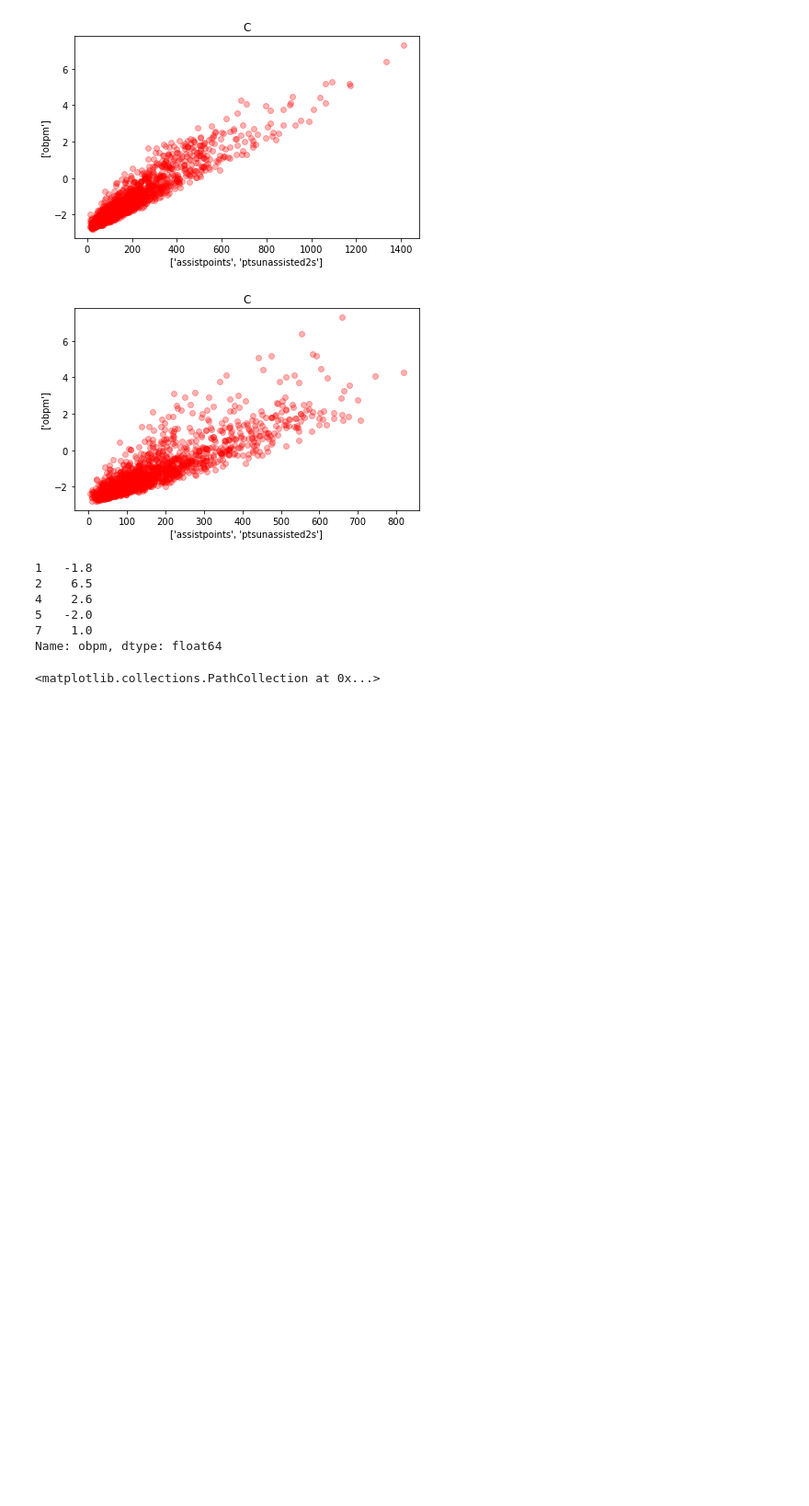
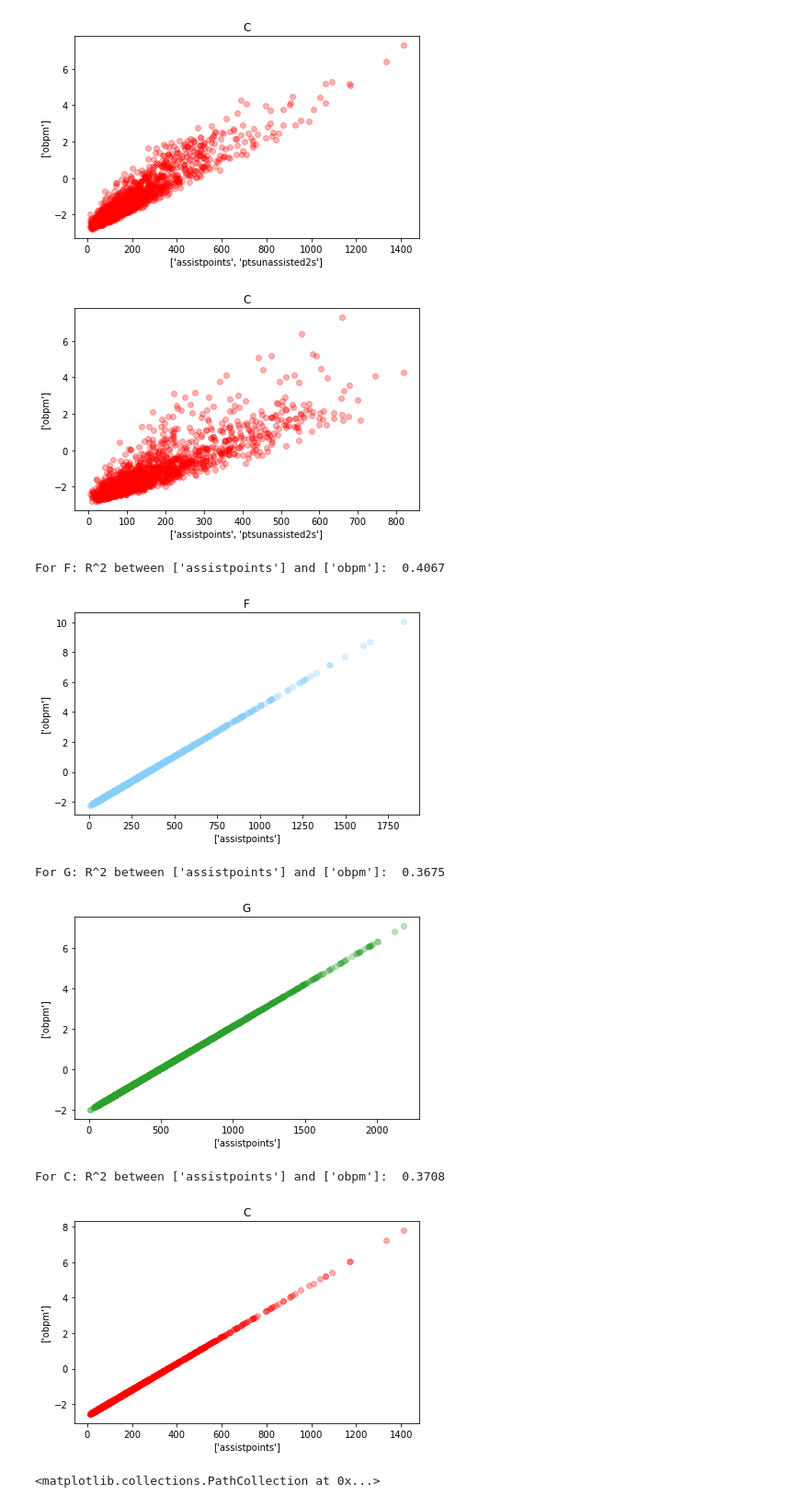
Before and after one commit to MAhram1/INFO-2950-Project, a Jupyter notebook: NBA_Data_Analysis.ipynb, the cells around one changed output. Shown at 92% size. Cells and saved outputs as stored; diff of their text form; code cells hidden in the pictures; blank space fills up the shorter version.

```diff
--- a/NBA_Data_Analysis.ipynb
+++ b/NBA_Data_Analysis.ipynb
@@ -225,9 +225,9 @@ def corr_pos(xvar, yvar):
         plt.show()
 # %%
 from sklearn.linear_model import LinearRegression
-def multiLinRegbyPos(xvar, yvar):
+def nVarLinRegbyPos(xvar, yvar):
     '''
-    xvar = list of column names
+    xvar = list of length n (where n >= 1) column names
     yvar = list of length 1 containing one column name
     '''
     colors = ['lightskyblue','tab:green','red']
@@ -264,16 +264,15 @@ For G: R^2 between ['assistpoints', 'ptsunassisted2s'] and ['obpm']:  0.4377
 For C: R^2 between ['assistpoints', 'ptsunassisted2s'] and ['obpm']:  0.4211
 [figure]
 [figure]
-# %%
-up = nba.groupby('pos').get_group('G').loc[:, 'obpm']
-up.head()
-# %% [output]
-1   -1.8
-2    6.5
-4    2.6
-5   -2.0
-7    1.0
-Name: obpm, dtype: float64
+# %%
+nVarLinRegbyPos(['assistpoints'], ['obpm'])
+# %% [output]
+For F: R^2 between ['assistpoints'] and ['obpm']:  0.4067
+[figure, added]
+For G: R^2 between ['assistpoints'] and ['obpm']:  0.3675
+[figure, added]
+For C: R^2 between ['assistpoints'] and ['obpm']:  0.3708
+[figure, added]
 # %%
 plt.scatter(
     list(nba.groupby('pos').get_group('F').loc[:,'fg%']),
```
Also changed, not shown: parts of 1 cell of this notebook.
